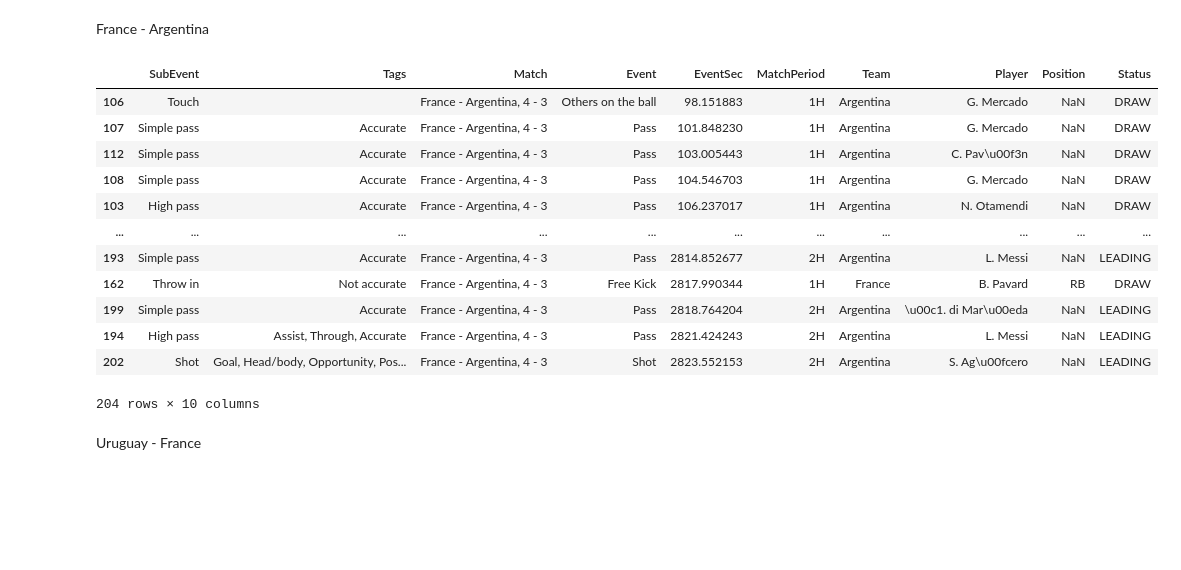
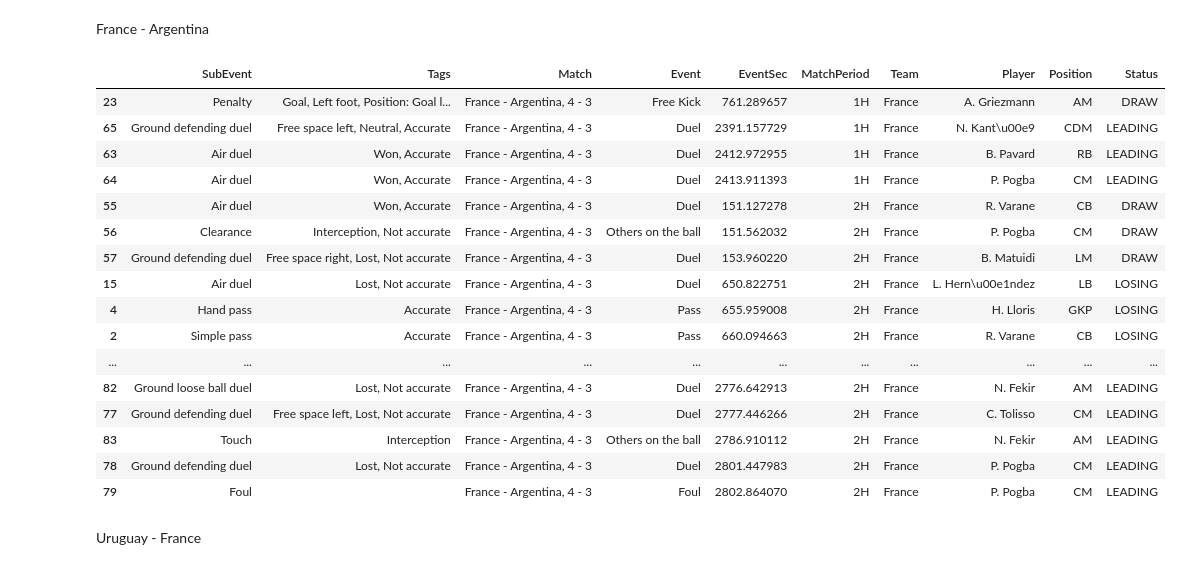
Before and after one commit to MrSachin7/ProcessMiningProject, a Jupyter notebook: Data_preparation/index.ipynb, the cells around one changed output. Cells and saved outputs as stored; diff of their text form; code cells hidden in the pictures; blank space fills up the shorter version.

Commit message:
Fix evens_before_goal_by_minutes function by filtering on MatchPeriod and EventSec Belgium, Peru, Uruguay non filtered xes files look correct, others are incorrect.

```diff
--- a/Data_preparation/index.ipynb
+++ b/Data_preparation/index.ipynb
@@ -384,16 +384,20 @@ def events_before_goal_by_minutes(data, opponent_team, minutes=1):
         data['Match'].str.contains(opponent_team, na=False) &
         (data['Tags'].str.contains('Goal,', na=False)) &
         (data['Tags'].str.contains('Accurate', na=False))
-    ].EventSec
+    ][['EventSec', 'MatchPeriod']]
 
     if not goal_times.empty:
         events_before_goals = []
 
-        for goal_time in goal_times:
+        for _, goal in goal_times.iterrows():
+            goal_time = goal['EventSec']
+            goal_period = goal['MatchPeriod']
+
             # Filter the events for the specified number of minutes before the goal (including the goal)
             events_before_goal = data[
                 data['Match'].str.contains(opponent_team, na=False) &
-                (data['EventSec'] >= goal_time - minutes * 60) &
+                (data['MatchPeriod'] == goal_period) &
+                (data['EventSec'] >= max(0, goal_time - minutes * 60)) &
                 (data['EventSec'] <= goal_time)
             ]
 
@@ -402,7 +406,7 @@ def events_before_goal_by_minutes(data, opponent_team, minutes=1):
         # Concatenate all the events before each goal
         events_before_goal_df = pd.concat(events_before_goals, ignore_index=True)
 
-        return events_before_goal_df.sort_values(by='EventSec')
+        return events_before_goal_df.sort_values(by=['MatchPeriod', 'EventSec'])
 
     else:
         # Return an empty DataFrame if no goals are found
@@ -418,18 +422,22 @@ events_denmark
 France - Argentina
 # %%
 events_argentina = events_before_goal_by_minutes(data, 'Argentina', minutes=1)
-events_argentina
+events_argentina[events_argentina['Team'] == 'France']
 # %% [output]
 |  | SubEvent | Tags | Match | Event | EventSec | MatchPeriod | Team | Player | Position | Status |
-| 106 | Touch |  | France - Argentina, 4 - 3 | Others on the ball | 98.151883 | 1H | Argentina | G. Mercado | NaN | DRAW |
-| 107 | Simple pass | Accurate | France - Argentina, 4 - 3 | Pass | 101.848230 | 1H | Argentina | G. Mercado | NaN | DRAW |
-| 112 | Simple pass | Accurate | France - Argentina, 4 - 3 | Pass | 103.005443 | 1H | Argentina | C. Pav\u00f3n | NaN | DRAW |
-| 108 | Simple pass | Accurate | France - Argentina, 4 - 3 | Pass | 104.546703 | 1H | Argentina | G. Mercado | NaN | DRAW |
-| 103 | High pass | Accurate | France - Argentina, 4 - 3 | Pass | 106.237017 | 1H | Argentina | N. Otamendi | NaN | DRAW |
+| 23 | Penalty | Goal, Left foot, Position: Goal l... | France - Argentina, 4 - 3 | Free Kick | 761.289657 | 1H | France | A. Griezmann | AM | DRAW |
+| 65 | Ground defending duel | Free space left, Neutral, Accurate | France - Argentina, 4 - 3 | Duel | 2391.157729 | 1H | France | N. Kant\u00e9 | CDM | LEADING |
+| 63 | Air duel | Won, Accurate | France - Argentina, 4 - 3 | Duel | 2412.972955 | 1H | France | B. Pavard | RB | LEADING |
+| 64 | Air duel | Won, Accurate | France - Argentina, 4 - 3 | Duel | 2413.911393 | 1H | France | P. Pogba | CM | LEADING |
+| 55 | Air duel | Won, Accurate | France - Argentina, 4 - 3 | Duel | 151.127278 | 2H | France | R. Varane | CB | DRAW |
+| 56 | Clearance | Interception, Not accurate | France - Argentina, 4 - 3 | Others on the ball | 151.562032 | 2H | France | P. Pogba | CM | DRAW |
+| 57 | Ground defending duel | Free space right, Lost, Not accurate | France - Argentina, 4 - 3 | Duel | 153.960220 | 2H | France | B. Matuidi | LM | DRAW |
+| 15 | Air duel | Lost, Not accurate | France - Argentina, 4 - 3 | Duel | 650.822751 | 2H | France | L. Hern\u00e1ndez | LB | LOSING |
+| 4 | Hand pass | Accurate | France - Argentina, 4 - 3 | Pass | 655.959008 | 2H | France | H. Lloris | GKP | LOSING |
+| 2 | Simple pass | Accurate | France - Argentina, 4 - 3 | Pass | 660.094663 | 2H | France | R. Varane | CB | LOSING |
 | ... | ... | ... | ... | ... | ... | ... | ... | ... | ... | ... |
-| 193 | Simple pass | Accurate | France - Argentina, 4 - 3 | Pass | 2814.852677 | 2H | Argentina | L. Messi | NaN | LEADING |
-| 162 | Throw in | Not accurate | France - Argentina, 4 - 3 | Free Kick | 2817.990344 | 1H | France | B. Pavard | RB | DRAW |
-| 199 | Simple pass | Accurate | France - Argentina, 4 - 3 | Pass | 2818.764204 | 2H | Argentina | \u00c1. di Mar\u00eda | NaN | LEADING |
-| 194 | High pass | Assist, Through, Accurate | France - Argentina, 4 - 3 | Pass | 2821.424243 | 2H | Argentina | L. Messi | NaN | LEADING |
-| 202 | Shot | Goal, Head/body, Opportunity, Pos... | France - Argentina, 4 - 3 | Shot | 2823.552153 | 2H | Argentina | S. Ag\u00fcero | NaN | LEADING |
+| 82 | Ground loose ball duel | Lost, Not accurate | France - Argentina, 4 - 3 | Duel | 2776.642913 | 2H | France | N. Fekir | AM | LEADING |
+| 77 | Ground defending duel | Free space left, Lost, Not accurate | France - Argentina, 4 - 3 | Duel | 2777.446266 | 2H | France | C. Tolisso | CM | LEADING |
+| 83 | Touch | Interception | France - Argentina, 4 - 3 | Others on the ball | 2786.910112 | 2H | France | N. Fekir | AM | LEADING |
+| 78 | Ground defending duel | Lost, Not accurate | France - Argentina, 4 - 3 | Duel | 2801.447983 | 2H | France | P. Pogba | CM | LEADING |
+| 79 | Foul |  | France - Argentina, 4 - 3 | Foul | 2802.864070 | 2H | France | P. Pogba | CM | LEADING |
-204 rows × 10 columns
```
Also changed, not shown: parts of 14 cells of this notebook, 9 other files.
